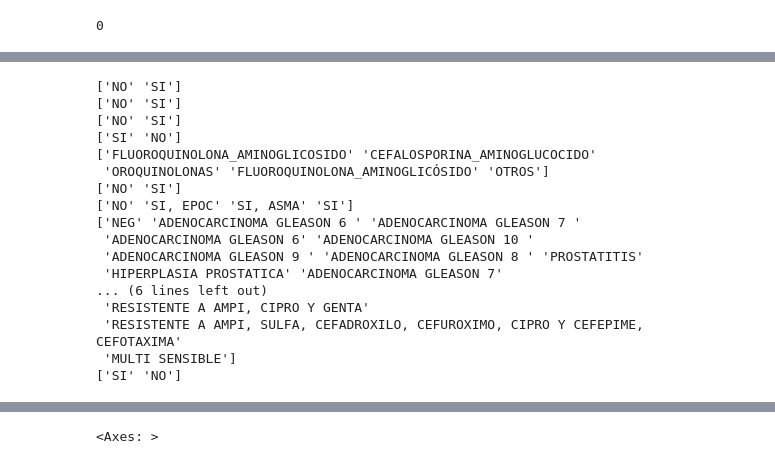
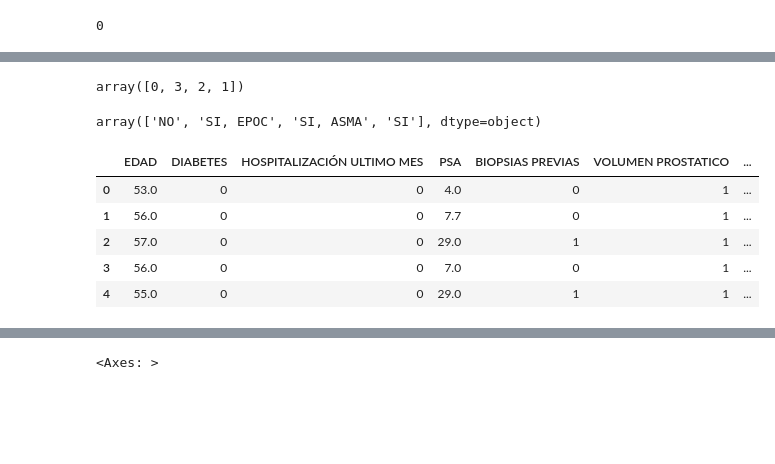
Before and after one commit to printer130/ml_hospital_health_care_study, a Jupyter notebook: index.ipynb, the cells around one changed output, grey strips where cells are left out. Saved outputs shown, nothing was run; the diff lists cells and outputs as text; code cells hidden in the pictures; blank space fills up the shorter version.

```diff
--- a/index.ipynb
+++ b/index.ipynb
@@ -102,6 +101,19 @@ df.head()
 | 2 | 57.0 | NO | NO | 29.0 | SI | SI | ... |
 | 3 | 56.0 | NO | NO | 7.0 | NO | SI | ... |
 | 4 | 55.0 | NO | NO | 29.0 | SI | SI | ... |
+# %%
+""" le = preprocessing.LabelEncoder()
+
+df["ENF. CRONICA PULMONAR OBSTRUCTIVA"] = le.fit_transform(df["ENF. CRONICA PULMONAR OBSTRUCTIVA"])
+df["ENF. CRONICA PULMONAR OBSTRUCTIVA"].unique()
+ """
+# %% [output]
+array([0, 3, 2, 1])
+# %%
+""" df["ENF. CRONICA PULMONAR OBSTRUCTIVA"] = le.inverse_transform(df["ENF. CRONICA PULMONAR OBSTRUCTIVA"])
+df["ENF. CRONICA PULMONAR OBSTRUCTIVA"].unique() """
+# %% [output]
+array(['NO', 'SI, EPOC', 'SI, ASMA', 'SI'], dtype=object)
 # %%
 cols = [
   "DIABETES",
@@ -122,32 +134,23 @@ cols = [
 #
 #"NUMERO DE DIAS POST BIOPSIA EN QUE SE PRESENTA LA COMPLICACION INFECCIOSA",
 # %%
-for col in cols:
-  print(df[col].unique())
+#for col in cols:
+#  print(df[col].unique())
-# %% [output]
-['NO' 'SI']
-['NO' 'SI']
-['NO' 'SI']
-['SI' 'NO']
-['FLUOROQUINOLONA_AMINOGLICOSIDO' 'CEFALOSPORINA_AMINOGLUCOCIDO'
- 'OROQUINOLONAS' 'FLUOROQUINOLONA_AMINOGLICÓSIDO' 'OTROS']
-['NO' 'SI']
-['NO' 'SI, EPOC' 'SI, ASMA' 'SI']
-['NEG' 'ADENOCARCINOMA GLEASON 6 ' 'ADENOCARCINOMA GLEASON 7 '
- 'ADENOCARCINOMA GLEASON 6' 'ADENOCARCINOMA GLEASON 10 '
- 'ADENOCARCINOMA GLEASON 9 ' 'ADENOCARCINOMA GLEASON 8 ' 'PROSTATITIS'
- 'HIPERPLASIA PROSTATICA' 'ADENOCARCINOMA GLEASON 7'
-... (6 lines left out)
- 'RESISTENTE A AMPI, CIPRO Y GENTA'
- 'RESISTENTE A AMPI, SULFA, CEFADROXILO, CEFUROXIMO, CIPRO Y CEFEPIME, CEFOTAXIMA'
- 'MULTI SENSIBLE']
-['SI' 'NO']
 # %%
 # Transform variables categoricas a cuantitativas
 le = preprocessing.LabelEncoder()
 
 for col in cols:
   df[col] = le.fit_transform(df[col])
 
   #df_cleaned[col] = le.fit_transform(df[col])
   #print(df[col].unique())
+
+df.head()
+# %% [output]
+|  | EDAD | DIABETES | HOSPITALIZACIÓN ULTIMO MES | PSA | BIOPSIAS PREVIAS | VOLUMEN PROSTATICO | ... |
+| 0 | 53.0 | 0 | 0 | 4.0 | 0 | 1 | ... |
+| 1 | 56.0 | 0 | 0 | 7.7 | 0 | 1 | ... |
+| 2 | 57.0 | 0 | 0 | 29.0 | 1 | 1 | ... |
+| 3 | 56.0 | 0 | 0 | 7.0 | 0 | 1 | ... |
+| 4 | 55.0 | 0 | 0 | 29.0 | 1 | 1 | ... |
```
Also changed, not shown: parts of 30 cells of this notebook, 3 other files.
